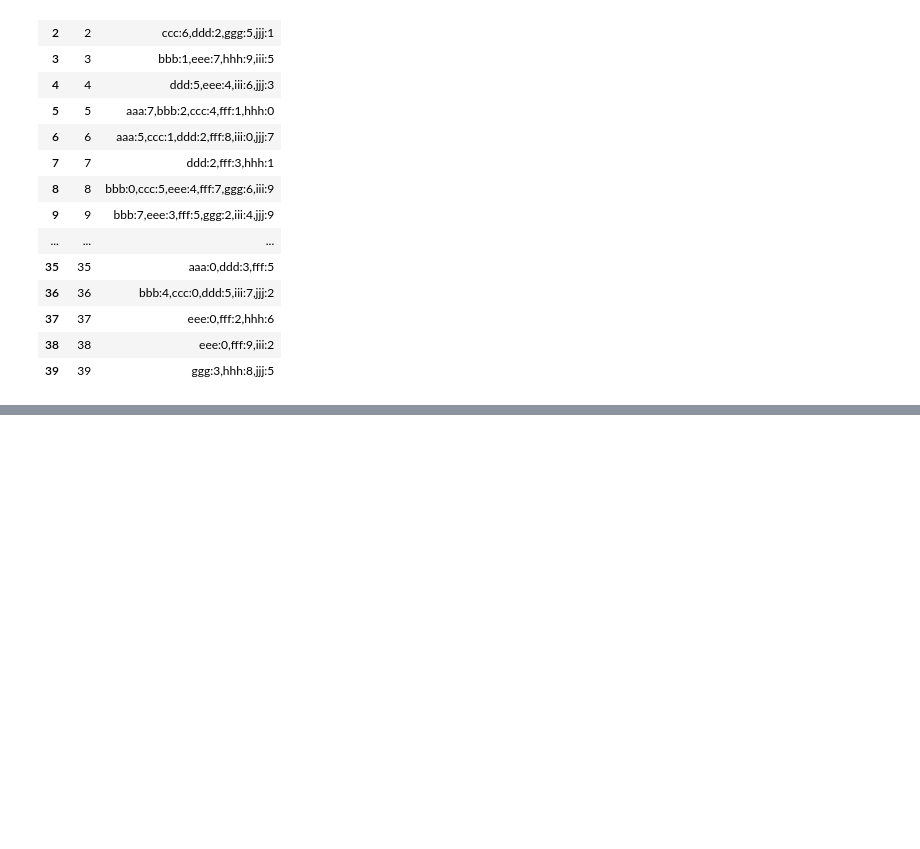
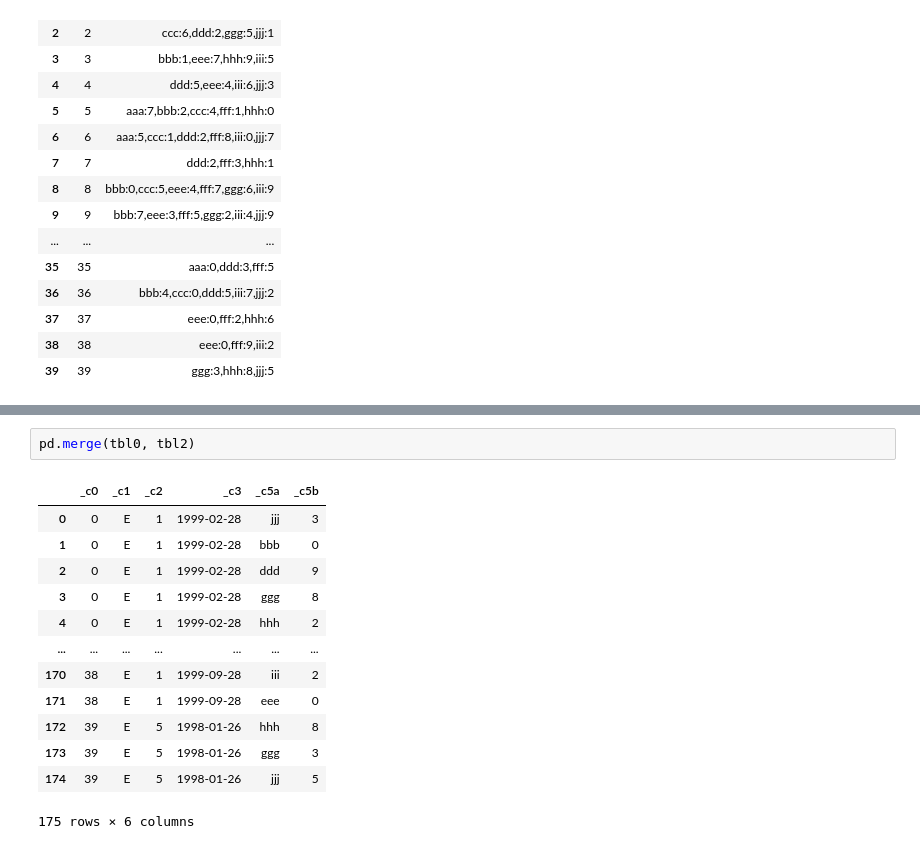
Before and after one commit to classroom-fundamentos-de-analitica/lab---pandas-fmerino21, a Jupyter notebook: A.ipynb, the cells around one changed output, grey strips where cells are left out. Saved outputs shown, nothing was run; the diff lists cells and outputs as text; blank space fills up the shorter version.

```diff
--- a/A.ipynb
+++ b/A.ipynb
@@ -205,0 +222,16 @@ ans
+# %%
+pd.merge(tbl0, tbl2)
+# %% [output]
+|  | _c0 | _c1 | _c2 | _c3 | _c5a | _c5b |
+| 0 | 0 | E | 1 | 1999-02-28 | jjj | 3 |
+| 1 | 0 | E | 1 | 1999-02-28 | bbb | 0 |
+| 2 | 0 | E | 1 | 1999-02-28 | ddd | 9 |
+| 3 | 0 | E | 1 | 1999-02-28 | ggg | 8 |
+| 4 | 0 | E | 1 | 1999-02-28 | hhh | 2 |
+| ... | ... | ... | ... | ... | ... | ... |
+| 170 | 38 | E | 1 | 1999-09-28 | iii | 2 |
+| 171 | 38 | E | 1 | 1999-09-28 | eee | 0 |
+| 172 | 39 | E | 5 | 1998-01-26 | hhh | 8 |
+| 173 | 39 | E | 5 | 1998-01-26 | ggg | 3 |
+| 174 | 39 | E | 5 | 1998-01-26 | jjj | 5 |
+175 rows × 6 columns
```
Also changed, not shown: parts of 4 cells of this notebook, 1 other file.
